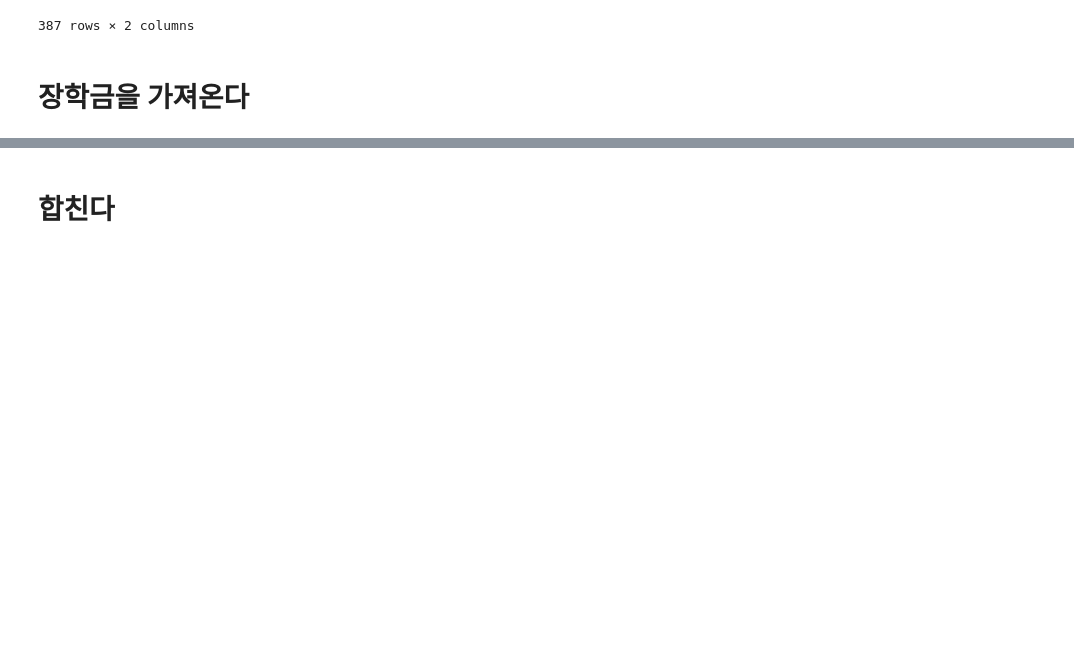
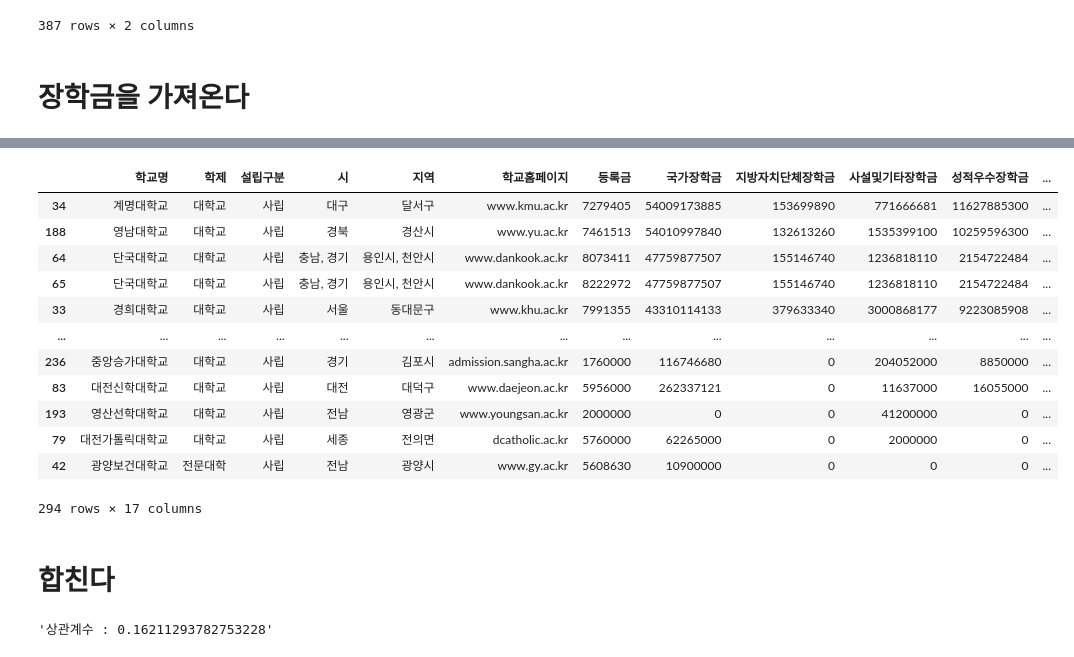
Before and after one commit to janyoungjin/scholarshipData, a Jupyter notebook: datamerge.ipynb, the cells around one changed output, grey strips where cells are left out. Drawn from its saved outputs; the diff is of its cells as text; code cells hidden in the pictures; blank space fills up the shorter version.

```diff
--- a/datamerge.ipynb
+++ b/datamerge.ipynb
@@ -100,2 +122,18 @@ df3
+# %%
+result
+# %% [output]
+|  | 학교명 | 학제 | 설립구분 | 시 | 지역 | 학교홈페이지 | 등록금 | 국가장학금 | 지방자치단체장학금 | 사설및기타장학금 | 성적우수장학금 | ... |
+| 34 | 계명대학교 | 대학교 | 사립 | 대구 | 달서구 | www.kmu.ac.kr | 7279405 | 54009173885 | 153699890 | 771666681 | 11627885300 | ... |
+| 188 | 영남대학교 | 대학교 | 사립 | 경북 | 경산시 | www.yu.ac.kr | 7461513 | 54010997840 | 132613260 | 1535399100 | 10259596300 | ... |
+| 64 | 단국대학교 | 대학교 | 사립 | 충남, 경기 | 용인시, 천안시 | www.dankook.ac.kr | 8073411 | 47759877507 | 155146740 | 1236818110 | 2154722484 | ... |
+| 65 | 단국대학교 | 대학교 | 사립 | 충남, 경기 | 용인시, 천안시 | www.dankook.ac.kr | 8222972 | 47759877507 | 155146740 | 1236818110 | 2154722484 | ... |
+| 33 | 경희대학교 | 대학교 | 사립 | 서울 | 동대문구 | www.khu.ac.kr | 7991355 | 43310114133 | 379633340 | 3000868177 | 9223085908 | ... |
+| ... | ... | ... | ... | ... | ... | ... | ... | ... | ... | ... | ... | ... |
+| 236 | 중앙승가대학교 | 대학교 | 사립 | 경기 | 김포시 | admission.sangha.ac.kr | 1760000 | 116746680 | 0 | 204052000 | 8850000 | ... |
+| 83 | 대전신학대학교 | 대학교 | 사립 | 대전 | 대덕구 | www.daejeon.ac.kr | 5956000 | 262337121 | 0 | 11637000 | 16055000 | ... |
+| 193 | 영산선학대학교 | 대학교 | 사립 | 전남 | 영광군 | www.youngsan.ac.kr | 2000000 | 0 | 0 | 41200000 | 0 | ... |
+| 79 | 대전가톨릭대학교 | 대학교 | 사립 | 세종 | 전의면 | dcatholic.ac.kr | 5760000 | 62265000 | 0 | 2000000 | 0 | ... |
+| 42 | 광양보건대학교 | 전문대학 | 사립 | 전남 | 광양시 | www.gy.ac.kr | 5608630 | 10900000 | 0 | 0 | 0 | ... |
+294 rows × 17 columns
 # %% [markdown]
 # 합친다
@@ -102 +147,5 @@ df3
+# %%
+f"상관계수 : {result[['등록금','근로장학금']].corr()['등록금'].loc['근로장학금']}"
+# %% [output]
+'상관계수 : 0.16211293782753228'
 # %%
```
Also changed, not shown: parts of 8 cells of this notebook, 11 other files.
